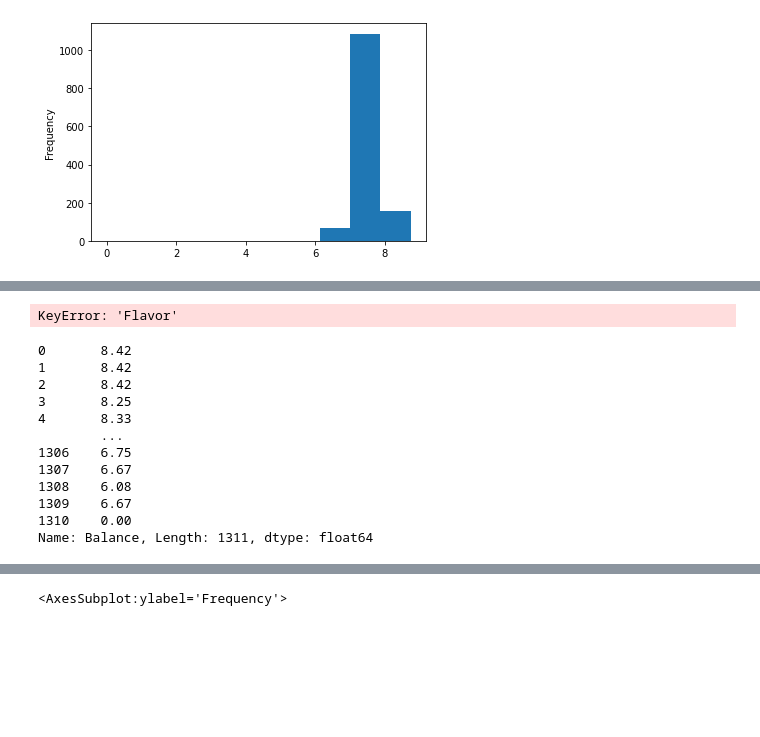
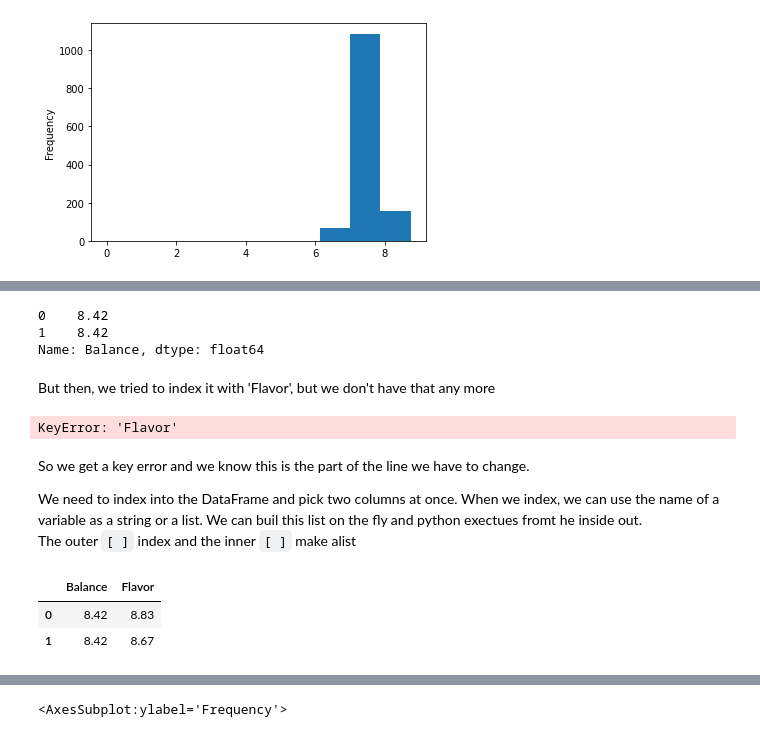
Before and after one commit to rhodyprog4ds/BrownFall21, a Jupyter notebook: _sources/notes/2021-09-22.ipynb, the cells around one changed output, grey strips where cells are left out. Saved outputs shown, nothing was run; the diff lists cells and outputs as text; code cells hidden in the pictures; blank space fills up the shorter version.

```diff
--- a/_sources/notes/2021-09-22.ipynb
+++ b/_sources/notes/2021-09-22.ipynb
@@ -110 +225,9 @@ coffee_df['Balance'].plot(kind='hist');
+# %%
+coffee_df['Balance'].head(2)
+# %% [output]
+0    8.42
+1    8.42
+Name: Balance, dtype: float64
+# %% [markdown]
+But then, we tried to index it with 'Flavor', but we don't have that any more
 # %%
@@ -112,17 +235,16 @@ coffee_df['Balance']['Flavor'].plot(kind='hist')
 # %% [output]
 KeyError: 'Flavor'
+# %% [markdown]
+So  we get a key error and we know this is the part of the line we have to change.
+
+
+We need to index into the DataFrame and pick two columns at once. When we index,
+we can use the name of a variable as a string or a list.  We can buil this list
+on the fly and python exectues fromt he inside out.
+The outer `[ ]` index and the inner `[ ]` make alist
 # %%
-coffee_df['Balance']
+coffee_df[['Balance','Flavor']].head(2)
 # %% [output]
-0       8.42
-1       8.42
-2       8.42
-3       8.25
-4       8.33
-        ...
-1306    6.75
-1307    6.67
-1308    6.08
-1309    6.67
-1310    0.00
-Name: Balance, Length: 1311, dtype: float64
+|  | Balance | Flavor |
+| 0 | 8.42 | 8.83 |
+| 1 | 8.42 | 8.67 |
```
Also changed, not shown: parts of 41 cells of this notebook, 36 other files.
